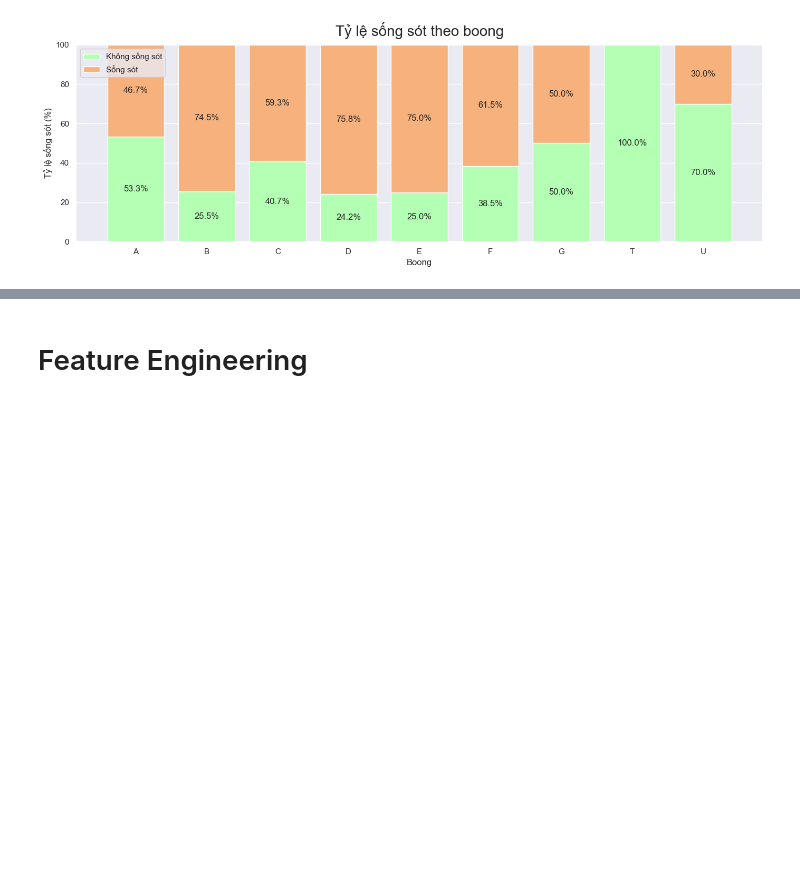
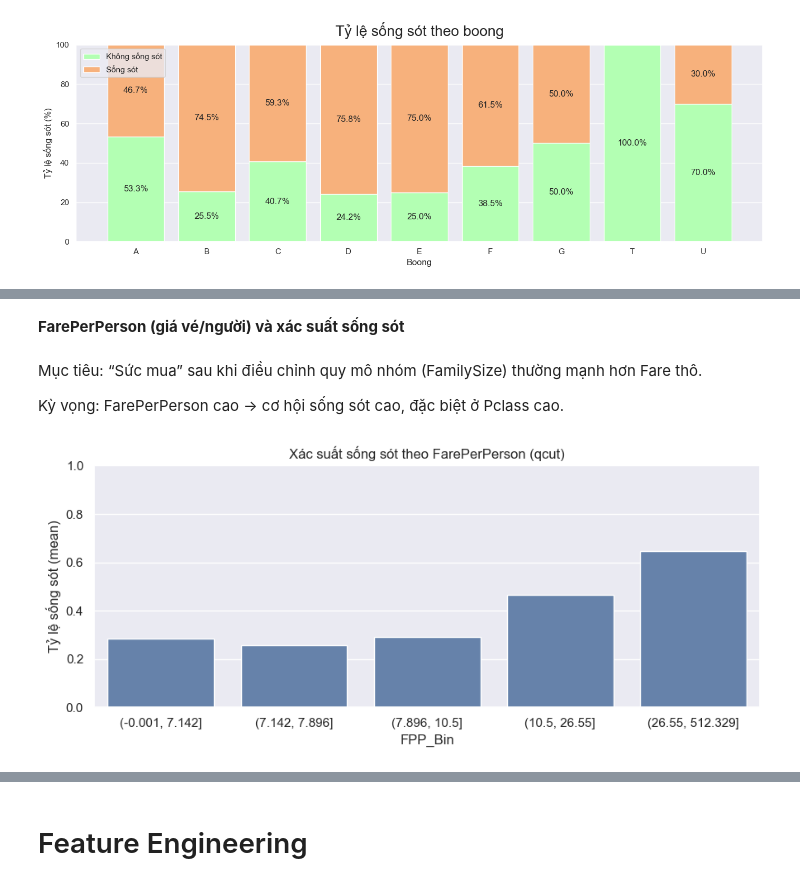
Before and after one commit to Phtzone/SGU25_KPDL_Group, a Jupyter notebook: Challange 1/titanic/titanic.ipynb, the cells around one changed output, grey strips where cells are left out. Drawn from its saved outputs; the diff is of its cells as text; code cells hidden in the pictures; blank space fills up the shorter version.

```diff
--- a/Challange 1/titanic/titanic.ipynb
+++ b/Challange 1/titanic/titanic.ipynb
@@ -464,0 +499,25 @@ plt.show()
+# %% [markdown]
+**FarePerPerson (giá vé/người) và xác suất sống sót**
+# %% [markdown]
+Mục tiêu: “Sức mua” sau khi điều chỉnh quy mô nhóm (FamilySize) thường mạnh hơn Fare thô.
+
+Kỳ vọng: FarePerPerson cao → cơ hội sống sót cao, đặc biệt ở Pclass cao.
+# %%
+train_view = (raw_train
+              .assign(FamilySize=lambda d: d['SibSp'] + d['Parch'] + 1)
+              .assign(FarePerPerson=lambda d: d['Fare'] / d['FamilySize'].clip(lower=1))
+              .loc[lambda d: d['FarePerPerson'].notna()]
+              .assign(FPP_Bin=lambda d: pd.qcut(d['FarePerPerson'], q=5, duplicates='drop')))
+
+fpp_surv = (train_view.groupby('FPP_Bin')['Survived']
+            .mean().reset_index().rename(columns={'Survived':'SurvivalRate'}))
+
+plt.figure(figsize=(9,4))
+sns.barplot(data=fpp_surv, x='FPP_Bin', y='SurvivalRate', color='#5B80B5')
+plt.ylim(0,1)
+plt.ylabel('Tỷ lệ sống sót (mean)')
+plt.title('Xác suất sống sót theo FarePerPerson (qcut)')
+plt.tight_layout()
+plt.show()
+# %% [output]
+[figure, added]
```
Also changed, not shown: parts of 51 cells of this notebook.
